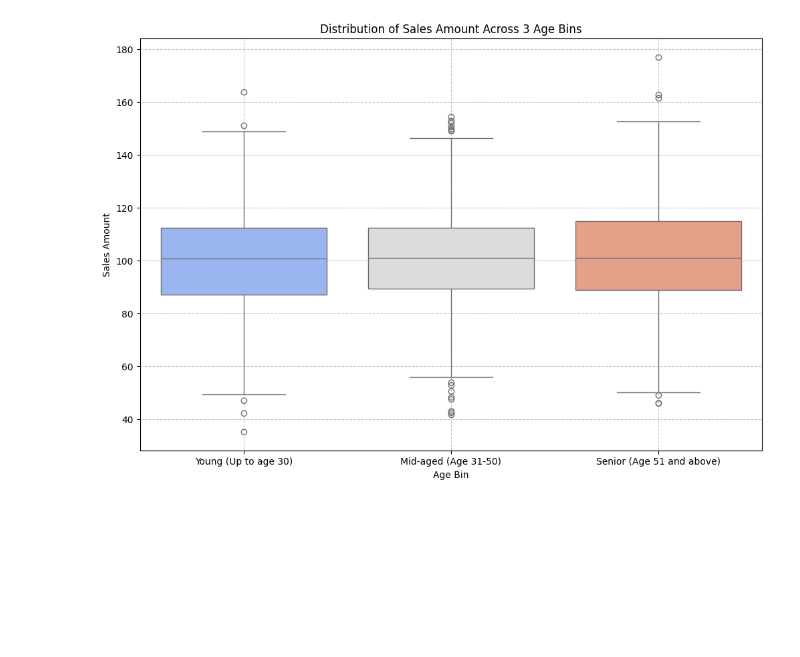
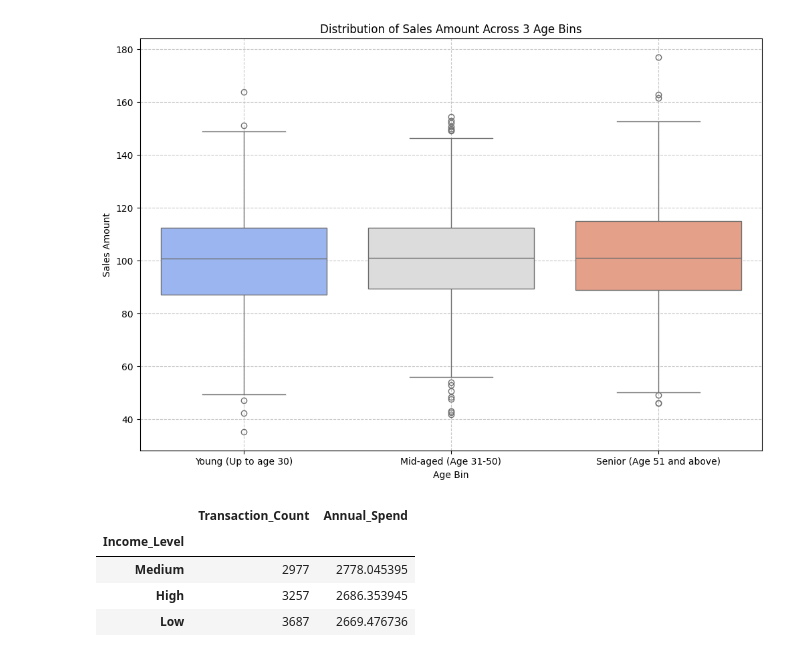
Before and after one commit to xiu-shi/DA_L7, a Jupyter notebook: L7_term2/visualization/CA2_visual_prep_v2.ipynb, the cells around one changed output. Saved outputs shown, nothing was run; the diff lists cells and outputs as text; code cells hidden in the pictures; blank space fills up the shorter version.

```diff
--- a/L7_term2/visualization/CA2_visual_prep_v2.ipynb
+++ b/L7_term2/visualization/CA2_visual_prep_v2.ipynb
@@ -240,4 +240,21 @@ Passing `palette` without assigning `hue` is deprecated and will be removed in v
   sns.boxplot(x="Age_Bin",y="Sales_Amount_ImputeMean",data=df_ImputeMean, palette="coolwarm")
 [figure]
 # %%
-##################
+## Product Exploring
+# Product Categories Across Regions
+category_region_performance=df_ImputeMean.groupby(["Region","Product_Category"])["Transaction_Count"].sum().unstack()
+
+# Transaction Count and Annual Spending across Income Levels
+transaction_income_analysis=df_ImputeMean.groupby("Income_Level").agg({
+    "Transaction_Count":"sum",
+    "Annual_Spend":"mean"
+}).sort_values(by="Annual_Spend",ascending=False)
+
+category_region_performance,
+transaction_income_analysis
+# %% [output]
+|  | Transaction_Count | Annual_Spend |
+| Income_Level |  |  |
+| Medium | 2977 | 2778.045395 |
+| High | 3257 | 2686.353945 |
+| Low | 3687 | 2669.476736 |
```
Also changed, not shown: parts of 7 cells of this notebook.
